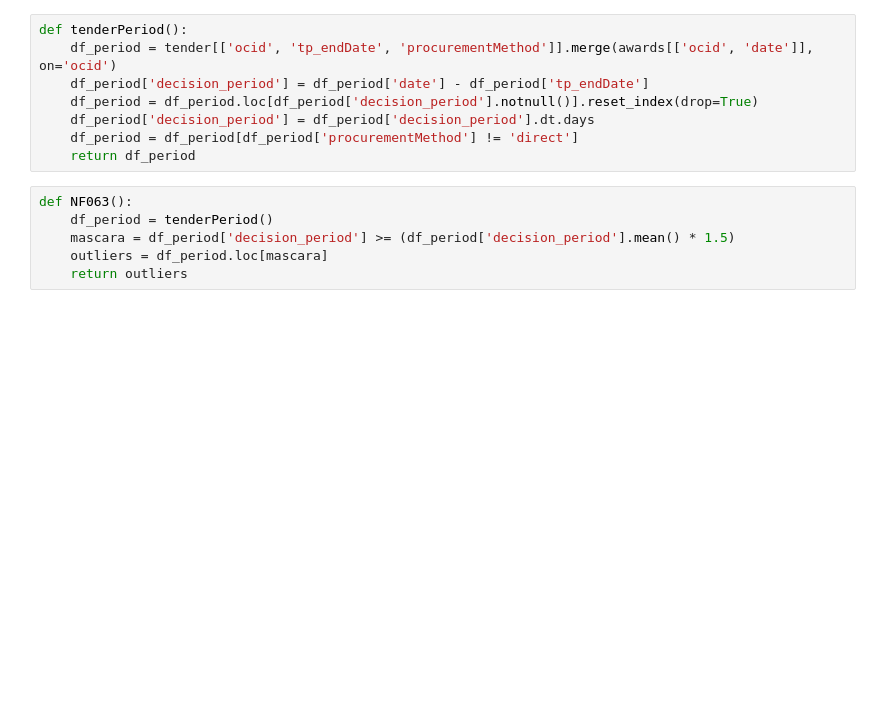
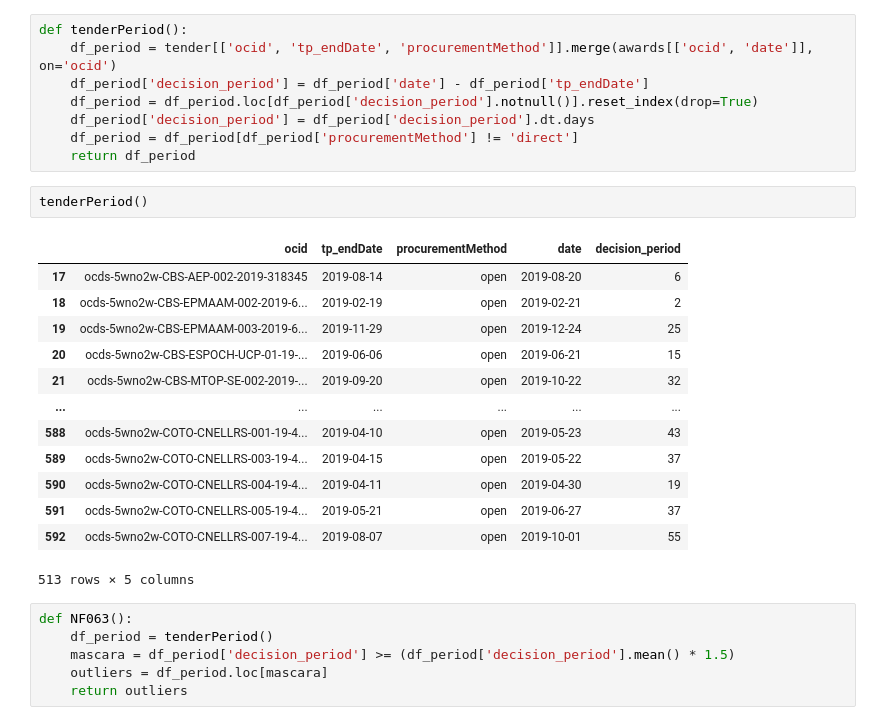
Before and after one commit to juasesan/RedFlag_analysis, a Jupyter notebook: Notebooks/3-Definicion de Red Flags.ipynb, the cells around one changed output. Saved outputs shown, nothing was run; the diff lists cells and outputs as text; blank space fills up the shorter version.

```diff
--- a/Notebooks/3-Definicion de Red Flags.ipynb
+++ b/Notebooks/3-Definicion de Red Flags.ipynb
@@ -38,6 +267,22 @@ def tenderPeriod():
     df_period['decision_period'] = df_period['decision_period'].dt.days
     df_period = df_period[df_period['procurementMethod'] != 'direct']
     return df_period
+# %%
+tenderPeriod()
+# %% [output]
+|  | ocid | tp_endDate | procurementMethod | date | decision_period |
+| 17 | ocds-5wno2w-CBS-AEP-002-2019-318345 | 2019-08-14 | open | 2019-08-20 | 6 |
+| 18 | ocds-5wno2w-CBS-EPMAAM-002-2019-6... | 2019-02-19 | open | 2019-02-21 | 2 |
+| 19 | ocds-5wno2w-CBS-EPMAAM-003-2019-6... | 2019-11-29 | open | 2019-12-24 | 25 |
+| 20 | ocds-5wno2w-CBS-ESPOCH-UCP-01-19-... | 2019-06-06 | open | 2019-06-21 | 15 |
+| 21 | ocds-5wno2w-CBS-MTOP-SE-002-2019-... | 2019-09-20 | open | 2019-10-22 | 32 |
+| ... | ... | ... | ... | ... | ... |
+| 588 | ocds-5wno2w-COTO-CNELLRS-001-19-4... | 2019-04-10 | open | 2019-05-23 | 43 |
+| 589 | ocds-5wno2w-COTO-CNELLRS-003-19-4... | 2019-04-15 | open | 2019-05-22 | 37 |
+| 590 | ocds-5wno2w-COTO-CNELLRS-004-19-4... | 2019-04-11 | open | 2019-04-30 | 19 |
+| 591 | ocds-5wno2w-COTO-CNELLRS-005-19-4... | 2019-05-21 | open | 2019-06-27 | 37 |
+| 592 | ocds-5wno2w-COTO-CNELLRS-007-19-4... | 2019-08-07 | open | 2019-10-01 | 55 |
+513 rows × 5 columns
 # %%
 def NF063():
     df_period = tenderPeriod()
```
Also changed, not shown: parts of 39 cells of this notebook, 19 other files.
